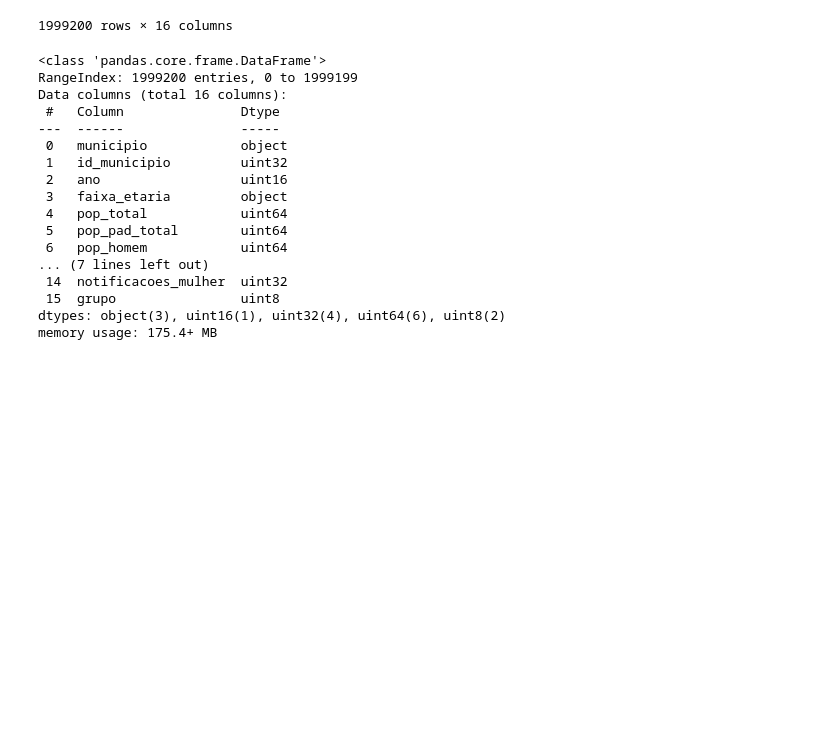
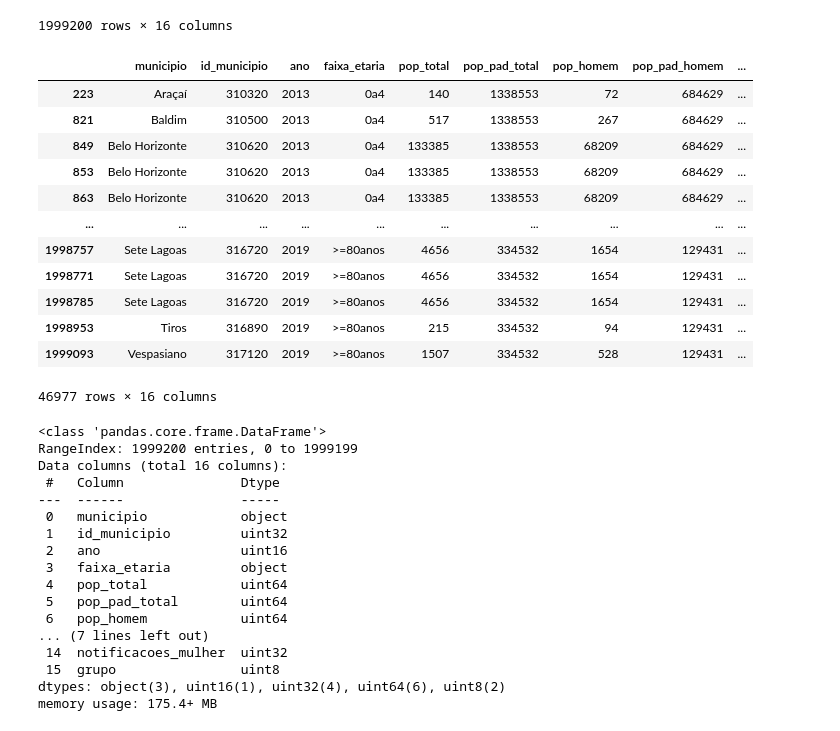
Before and after one commit to uai-ufmg/brumadinho37, a Jupyter notebook: recalculando_taxas_sinan.ipynb, the cells around one changed output. Drawn from its saved outputs; the diff is of its cells as text; code cells hidden in the pictures; blank space fills up the shorter version.

```diff
--- a/recalculando_taxas_sinan.ipynb
+++ b/recalculando_taxas_sinan.ipynb
@@ -18,6 +18,22 @@ df
 | 1999198 | Vespasiano | 317120 | 2019 | >=80anos | 1507 | 334532 | 528 | 129431 | ... |
 | 1999199 | Vespasiano | 317120 | 2019 | >=80anos | 1507 | 334532 | 528 | 129431 | ... |
 1999200 rows × 16 columns
+# %%
+df[df['notificacoes_total'] > 0]
+# %% [output]
+|  | municipio | id_municipio | ano | faixa_etaria | pop_total | pop_pad_total | pop_homem | pop_pad_homem | ... |
+| 223 | Araçaí | 310320 | 2013 | 0a4 | 140 | 1338553 | 72 | 684629 | ... |
+| 821 | Baldim | 310500 | 2013 | 0a4 | 517 | 1338553 | 267 | 684629 | ... |
+| 849 | Belo Horizonte | 310620 | 2013 | 0a4 | 133385 | 1338553 | 68209 | 684629 | ... |
+| 853 | Belo Horizonte | 310620 | 2013 | 0a4 | 133385 | 1338553 | 68209 | 684629 | ... |
+| 863 | Belo Horizonte | 310620 | 2013 | 0a4 | 133385 | 1338553 | 68209 | 684629 | ... |
+| ... | ... | ... | ... | ... | ... | ... | ... | ... | ... |
+| 1998757 | Sete Lagoas | 316720 | 2019 | >=80anos | 4656 | 334532 | 1654 | 129431 | ... |
+| 1998771 | Sete Lagoas | 316720 | 2019 | >=80anos | 4656 | 334532 | 1654 | 129431 | ... |
+| 1998785 | Sete Lagoas | 316720 | 2019 | >=80anos | 4656 | 334532 | 1654 | 129431 | ... |
+| 1998953 | Tiros | 316890 | 2019 | >=80anos | 215 | 334532 | 94 | 129431 | ... |
+| 1999093 | Vespasiano | 317120 | 2019 | >=80anos | 1507 | 334532 | 528 | 129431 | ... |
+46977 rows × 16 columns
 # %%
 df['id_municipio'] = df['id_municipio'].astype('uint32')
 df['ano'] = df['ano'].astype('uint16')
```
Also changed, not shown: parts of 3 cells of this notebook, 7 other files.
